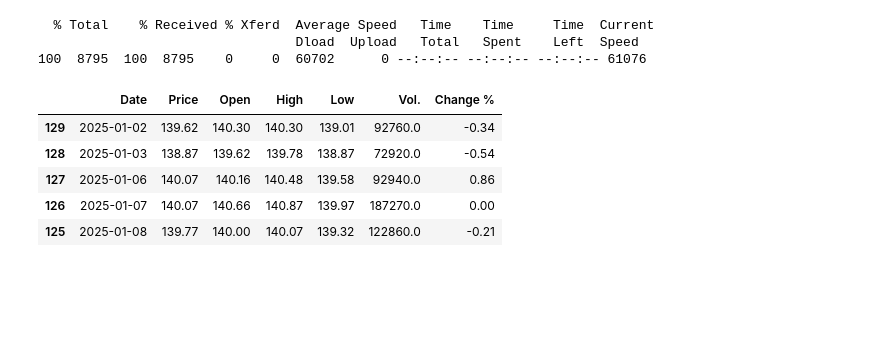
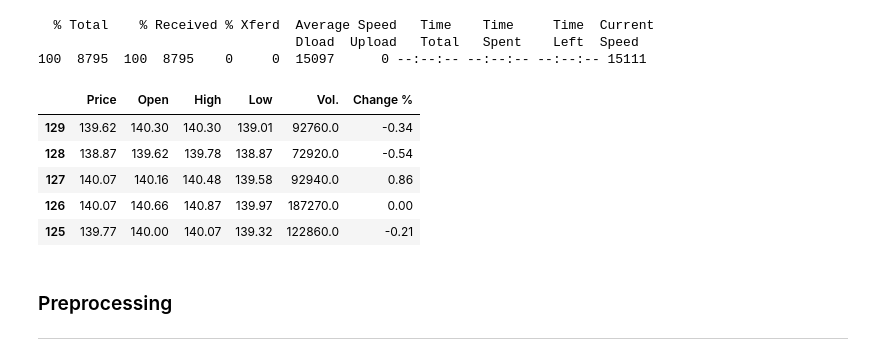
Before and after one commit to edting/historical-price-analysis, a Jupyter notebook: regression.ipynb, the cells around one changed output. Cells and saved outputs as stored; diff of their text form; code cells hidden in the pictures; blank space fills up the shorter version.

```diff
--- a/regression.ipynb
+++ b/regression.ipynb
@@ -1,9 +1,10 @@
 # %% [markdown]
 [![Open In Colab](https://colab.research.google.com/assets/colab-badge.svg)](https://colab.research.google.com/github/edting/historical-price-analysis/blob/master/regression.ipynb)
 # %%
-# Fetch data file from GitHub
+# Option #1: Fetch data file from GitHub
 !curl --remote-name -H 'Accept: application/vnd.github.v3.raw' --location https://raw.githubusercontent.com/edting/historical-price-analysis/refs/heads/master/data/vgs.csv
+input_file = 'vgs.csv'
 # %% [output]
   % Total    % Received % Xferd  Average Speed   Time    Time     Time  Current
                                  Dload  Upload   Total   Spent    Left  Speed
-100  8795  100  8795    0     0  60702      0 --:--:-- --:--:-- --:--:-- 61076
+100  8795  100  8795    0     0  15097      0 --:--:-- --:--:-- --:--:-- 15111
@@ -16,17 +27,22 @@ import matplotlib.pyplot as plt
 import tensorflow as tf
 # %%
-vgs = pd.read_csv('vgs.csv')
+vgs = pd.read_csv(input_file)
 vgs = vgs.iloc[::-1] #csv is in reverse chronological order; invert it
 vgs['Date'] = pd.to_datetime(vgs['Date'], format='%d/%m/%Y') #convert dates from str to datetime object
 vgs['Vol.'] = vgs['Vol.'].str.replace('.','').str.replace('K','0').str.replace('M','0000') #convert e.g. 100.00K to 100000
 vgs['Change %'] = vgs['Change %'].str.replace('%','')
 vgs = vgs.astype({'Vol.':float, 'Change %':float})
+vgs.drop('Date', axis=1, inplace=True)
 
 vgs.head()
 # %% [output]
-|  | Date | Price | Open | High | Low | Vol. | Change % |
-| 129 | 2025-01-02 | 139.62 | 140.30 | 140.30 | 139.01 | 92760.0 | -0.34 |
-| 128 | 2025-01-03 | 138.87 | 139.62 | 139.78 | 138.87 | 72920.0 | -0.54 |
-| 127 | 2025-01-06 | 140.07 | 140.16 | 140.48 | 139.58 | 92940.0 | 0.86 |
-| 126 | 2025-01-07 | 140.07 | 140.66 | 140.87 | 139.97 | 187270.0 | 0.00 |
-| 125 | 2025-01-08 | 139.77 | 140.00 | 140.07 | 139.32 | 122860.0 | -0.21 |
+|  | Price | Open | High | Low | Vol. | Change % |
+| 129 | 139.62 | 140.30 | 140.30 | 139.01 | 92760.0 | -0.34 |
+| 128 | 138.87 | 139.62 | 139.78 | 138.87 | 72920.0 | -0.54 |
+| 127 | 140.07 | 140.16 | 140.48 | 139.58 | 92940.0 | 0.86 |
+| 126 | 140.07 | 140.66 | 140.87 | 139.97 | 187270.0 | 0.00 |
+| 125 | 139.77 | 140.00 | 140.07 | 139.32 | 122860.0 | -0.21 |
+# %% [markdown]
+### Preprocessing
+
+---
```
Also changed, not shown: parts of 14 cells of this notebook.
